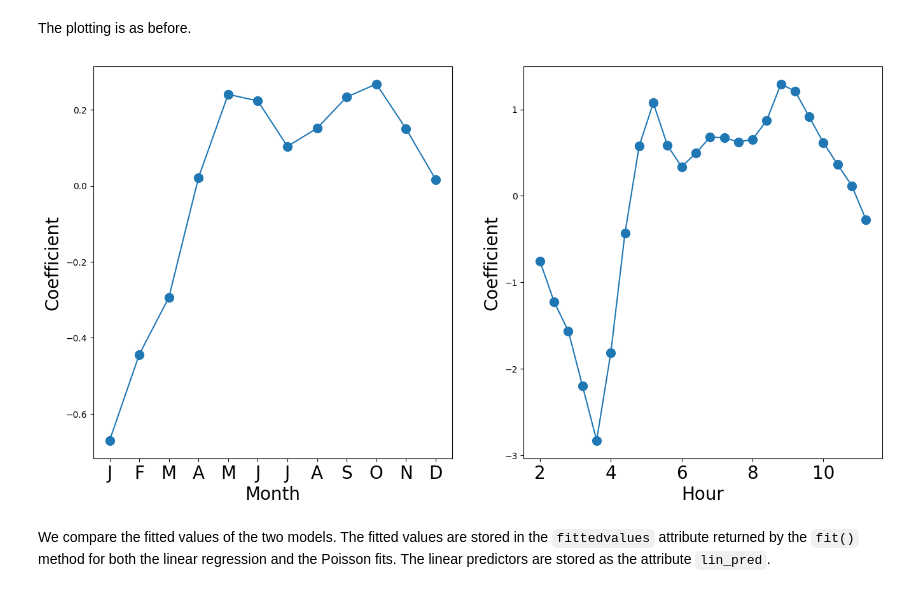
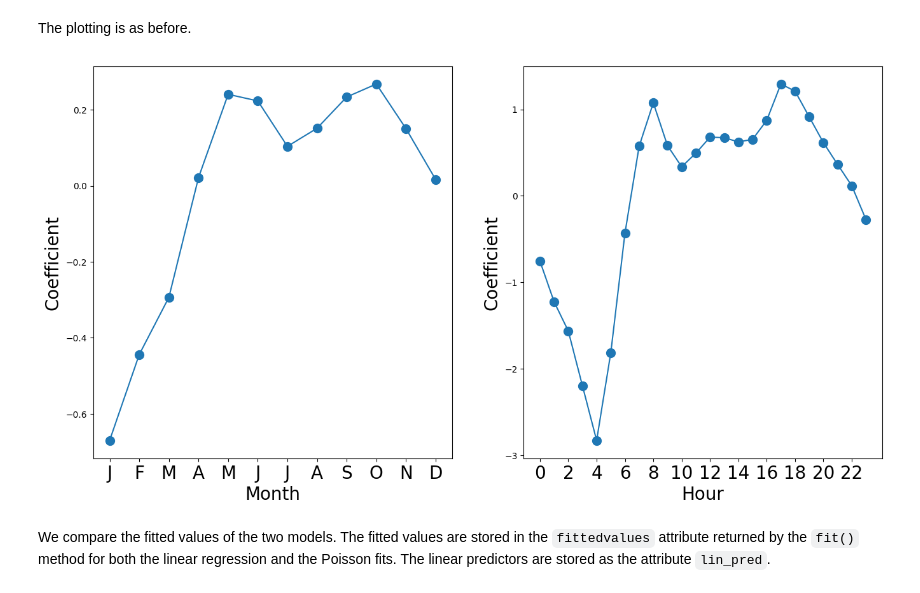
Before and after one commit to intro-stat-learning/ISLP_labs, a Jupyter notebook: Ch04-classification-lab.ipynb, the cells around one changed output. Saved outputs shown, nothing was run; the diff lists cells and outputs as text; code cells hidden in the pictures.

```diff
--- a/Ch04-classification-lab.ipynb
+++ b/Ch04-classification-lab.ipynb
@@ -1181,16 +1181,17 @@ The plotting is as before.
 # %%
 fig_pois, (ax_month, ax_hr) = subplots(1, 2, figsize=(16,8))
 ax_month.plot(x_month, coef_month, marker='o', ms=10)
 ax_month.set_xticks(x_month)
 ax_month.set_xticklabels([l[5] for l in coef_month.index], fontsize=20)
 ax_month.set_xlabel('Month', fontsize=20)
 ax_month.set_ylabel('Coefficient', fontsize=20)
 ax_hr.plot(x_hr, coef_hr, marker='o', ms=10)
+ax_hr.set_xticks(np.arange(0, 24, 2))
 ax_hr.set_xticklabels(range(24)[::2], fontsize=20)
 ax_hr.set_xlabel('Hour', fontsize=20)
 ax_hr.set_ylabel('Coefficient', fontsize=20);
 # %% [output]
-[figure, old version]
+[figure, new version]
 # %% [markdown]
 We compare the fitted values of the two models.
 The fitted values are stored in the `fittedvalues` attribute
```
